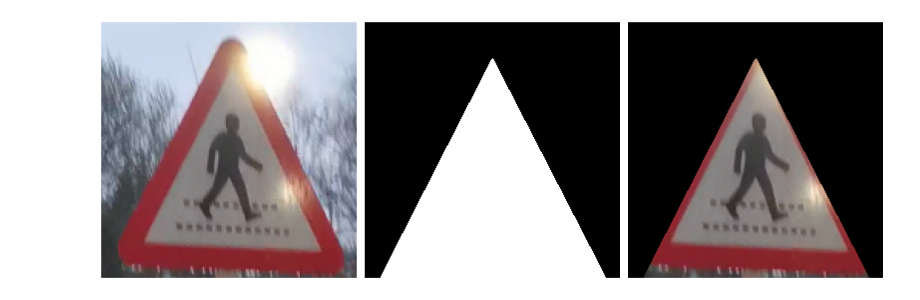
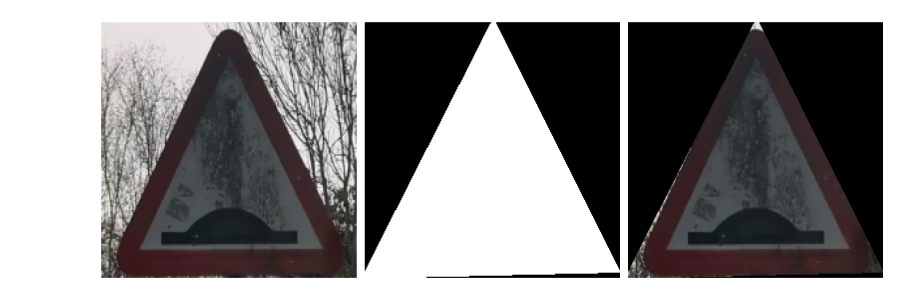
Before and after one commit to nmzein/cs413, a Jupyter notebook: q4.ipynb, the cells around one changed output. Saved outputs shown, nothing was run; the diff lists cells and outputs as text; code cells hidden in the pictures.

```diff
--- a/q4.ipynb
+++ b/q4.ipynb
@@ -4,7 +4,7 @@ import cv2
 import numpy as np
 import matplotlib.pyplot as plt
 # %%
-def plot_images(images, convert, titles=None, cols=3, figsize=(15, 10)):
+def plot_images(images, convert=None, titles=None, cols=3, figsize=(15, 10)):
     # Number of images
     num_images = len(images)
 
@@ -46,7 +46,7 @@ def red_color_thresholding(image):
     lower_red1 = np.array([0, 50, 50])      # Lower bound for the first red range
     upper_red1 = np.array([5, 255, 255])   # Upper bound for the first red range
 
-    lower_red2 = np.array([175, 50, 50])    # Lower bound for the second red range
+    lower_red2 = np.array([165, 50, 50])    # Lower bound for the second red range
     upper_red2 = np.array([180, 255, 255])  # Upper bound for the second red range
 
     # Mask for red regions (first and second red ranges)
@@ -83,62 +83,75 @@ def contour(mask):
         if cv2.contourArea(largest_contour) > 500:  # Adjust threshold as needed
             cv2.drawContours(clean_mask, [largest_contour], -1, (255), -1)
 
     return clean_mask
 
-def create_triangle_encompassing_mask(mask):
-    # Find the bounding box of the mask
-    x, y, w, h = cv2.boundingRect(mask)
-
-    # Define the three vertices of the triangle
-    # We will create an equilateral triangle with sharp edges
-    # Adjust the points so the triangle fully encompasses the bounding box
-    vertex1 = (x + w // 2, y)  # Top vertex (centered at the top of the bounding box)
-    vertex2 = (x, y + h)        # Bottom-left vertex (bottom-left of the bounding box)
-    vertex3 = (x + w, y + h)    # Bottom-right vertex (bottom-right of the bounding box)
-
-    # Create a blank mask of the same size as the input mask
-    triangle_mask = np.zeros_like(mask)
-
-    # Define the triangle using the vertices and draw it on the mask
-    points = np.array([vertex1, vertex2, vertex3], dtype=np.int32)
-    cv2.fillPoly(triangle_mask, [points], 255)  # Fill the triangle with white color
-
-    # Optionally, if you want the triangle to be sharper, you can directly use the triangle without erosion/dilation
-
-    return triangle_mask
 
 def smooth_edges(mask):
     # Create a small kernel for erosion/dilation
     kernel = np.ones((7,7), np.uint8)
 
     # Apply erosion to smooth out the protrusions
     eroded = cv2.erode(mask, kernel, iterations=1)
 
     # Apply dilation to restore the size
     dilated = cv2.dilate(eroded, kernel, iterations=1)
 
     return dilated
 
 
+def create_triangle_encompassing_mask(mask):
+    contours, _ = cv2.findContours(mask, cv2.RETR_EXTERNAL, cv2.CHAIN_APPROX_SIMPLE)
+
+    # Create a blank mask of the same size as the input mask
+    triangle_mask = np.zeros_like(mask)
+
+    # Assuming you're working with the largest contour (you can adjust as needed)
+    largest_contour = max(contours, key=cv2.contourArea)
+
+    # Fit a triangle around the contour
+    triangle_pts = cv2.minEnclosingTriangle(largest_contour)[1]
+
+    # Draw the triangle on the image
+    triangle_pts = np.int32(triangle_pts)
+
+    # Ensure the points are in the right shape (Nx1x2) for drawContours
+    triangle_pts = triangle_pts.reshape((-1, 1, 2))
+
+    # Draw the triangle on the image
+    cv2.drawContours(triangle_mask, [triangle_pts], -1, (255), thickness=cv2.FILLED)
+
+    return triangle_mask
+
+def edge_detection(image):
+     # Apply edge detection (Canny) on the red masked image
+    edges = cv2.Canny(image, threshold1=100, threshold2=200)
+    contours, _ = cv2.findContours(edges, cv2.RETR_EXTERNAL, cv2.CHAIN_APPROX_SIMPLE)
+
+    # Create an empty mask for the road sign
+    sign_mask = np.zeros_like(mask)
+
+    # Draw the contours on the mask to isolate the road sign area
+    cv2.drawContours(sign_mask, contours, -1, (255), thickness=cv2.FILLED)
+    return sign_mask
+
 def segment_warning_road_sign(image):
-    mask = create_triangle_encompassing_mask(
-        smooth_edges(
-            contour(
-                remove_noise(
-                    red_color_thresholding(image)
-                )
-            )
-        )
-    )
+    # mask1 = edge_detection(image)
+    mask1 = red_color_thresholding(image)
+    # mask2 = remove_noise(mask1)
+    # mask3 = contour(mask2)
+    # mask4 = smooth_edges(mask2)
+    mask = create_triangle_encompassing_mask(mask1)
+
+    # plot_images([mask1, mask])
 
     # Segment the foreground image using the sign mask (keeping only the sign)
     segmented_foreground = cv2.bitwise_and(image, image, mask=mask)
 
     return mask, segmented_foreground
 
 # Example usage
-image = cv2.imread("./Task-4/zebra_crossing.png")  # Path to your image file
+image = cv2.imread("./Task-4/frail.png")  # Path to your image file
 mask, segmented_foreground = segment_warning_road_sign(image)
 plot_images([image, mask, segmented_foreground], "BGR2RGB")
 # %% [output]
-[figure, old version]
+[figure, new version]
```
